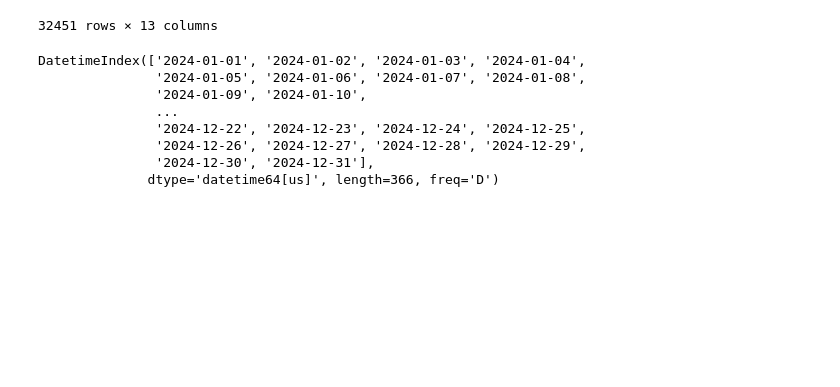
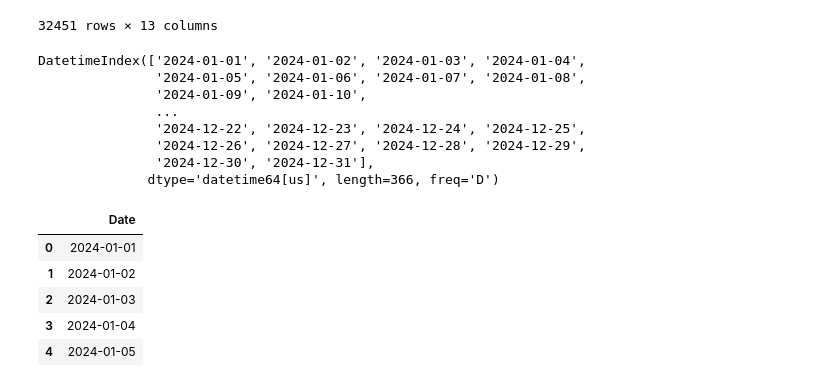
Before and after one commit to jorale2133/Curso-de-ciencias-de-Daatos, a Jupyter notebook: misScripts/pandas.ipynb, the cells around one changed output. Drawn from its saved outputs; the diff is of its cells as text; code cells hidden in the pictures; blank space fills up the shorter version.

```diff
--- a/misScripts/pandas.ipynb
+++ b/misScripts/pandas.ipynb
@@ -1203,3 +1203,11 @@ DatetimeIndex(['2024-01-01', '2024-01-02', '2024-01-03', '2024-01-04',
               dtype='datetime64[us]', length=366, freq='D')
 # %%
 df_dates = pd.DataFrame(date_range_new, columns=['Date'])
+df_dates.head(5)
+# %% [output]
+|  | Date |
+| 0 | 2024-01-01 |
+| 1 | 2024-01-02 |
+| 2 | 2024-01-03 |
+| 3 | 2024-01-04 |
+| 4 | 2024-01-05 |
```
Also changed, not shown: 1 other file.
